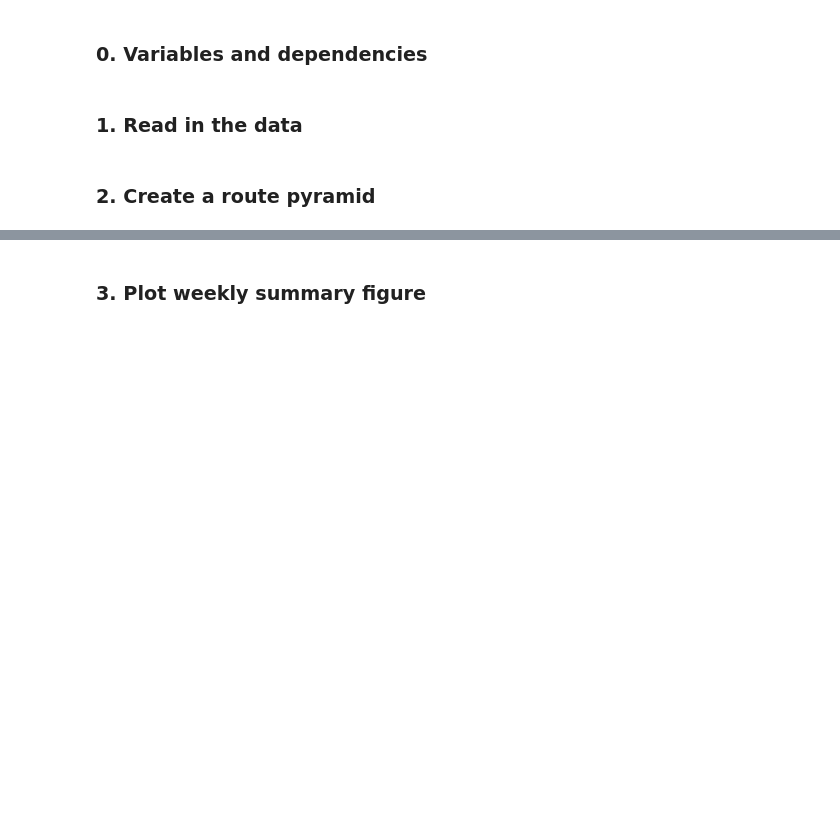
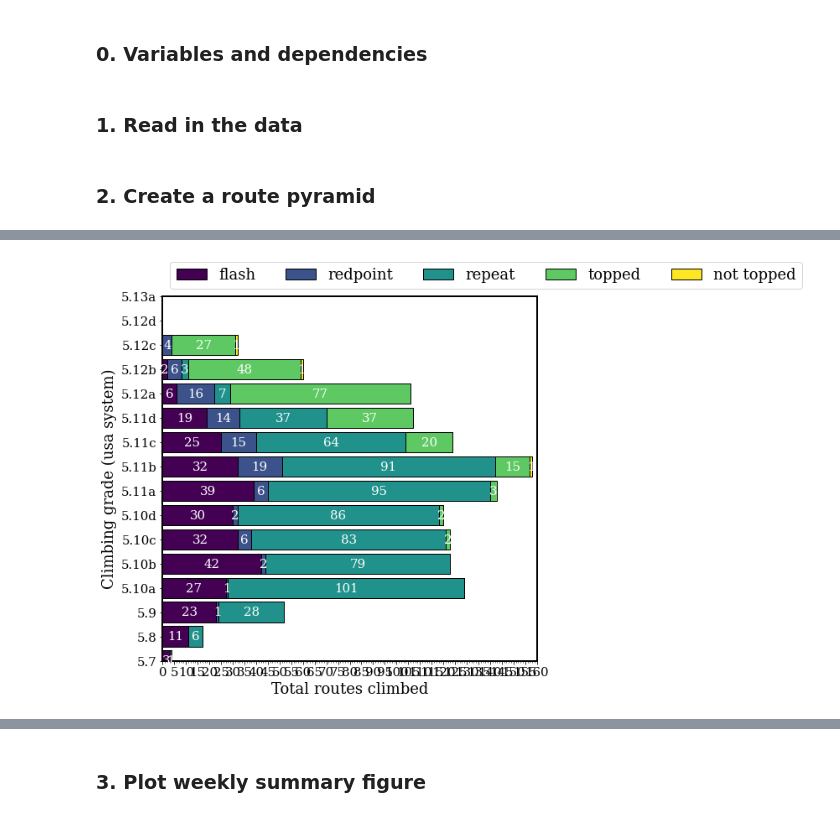
Before and after one commit to bbuysschaert/climbinglogs, a Jupyter notebook: demo.ipynb, the cells around one changed output, grey strips where cells are left out. Drawn from its saved outputs; the diff is of its cells as text; code cells hidden in the pictures; blank space fills up the shorter version.

```diff
--- a/demo.ipynb
+++ b/demo.ipynb
@@ -16,7 +24,7 @@ from climb.aggregation import compute_gradepyramid_basic, get_maxgrade_flash, ge
 from climb.aggregation import compute_gradepyramid, compute_weeklysummary
 from climb.diagram import plot_doublegradepyramid, plot_gradepyramid, plot_weeklysummary, plot_monthlysummary
 # %%
-filein = './data/climbinglogs.xlsx'
+filein = './data/climbinglogs_v2.xlsx'
 # %% [markdown]
 ### 1. Read in the data
 # %%
@@ -34,0 +45,4 @@ fig = plot_gradepyramid(logs, aggtype='sum', gradesystem='french', legend=True)
+# %%
+fig = plot_gradepyramid(logs, aggtype='sum', gradesystem='usa', legend=True)
+# %% [output]
+[figure, added]
```
Also changed, not shown: parts of 43 cells of this notebook, 6 other files.
